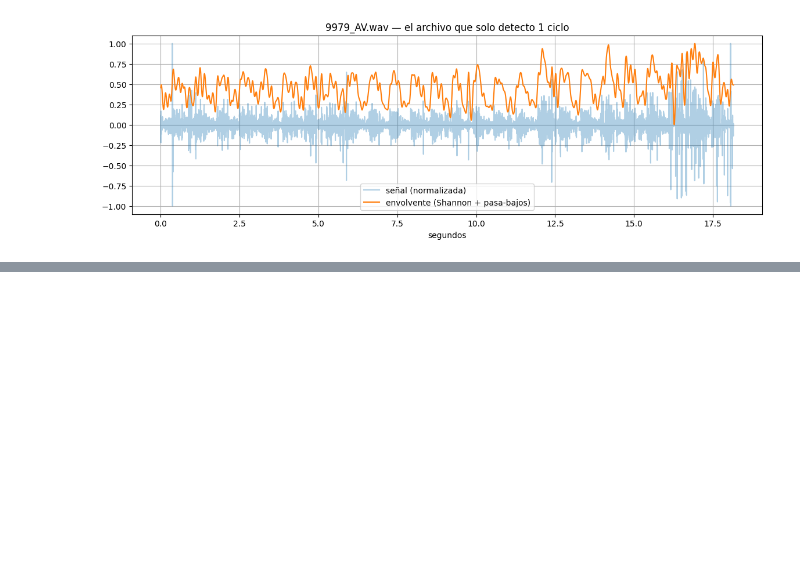
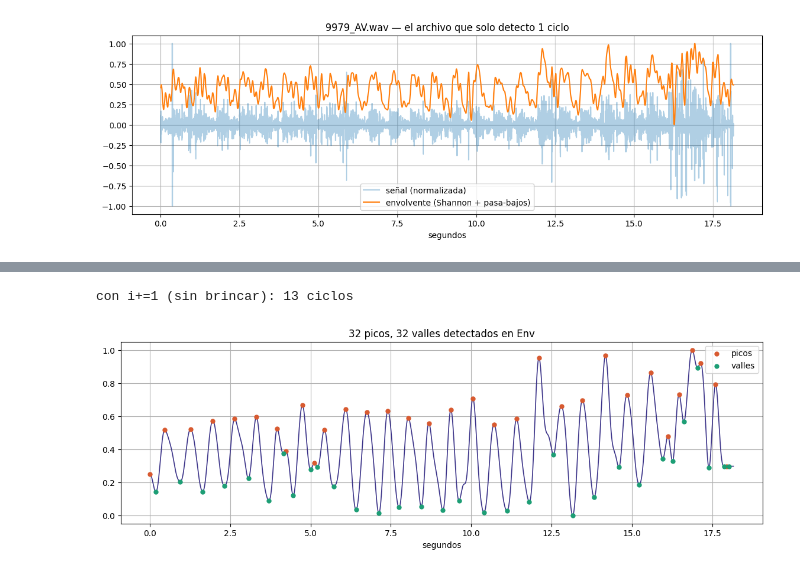
Before and after one commit to fortunatoramirez/clasificador-ac, a Jupyter notebook: notebooks/entorno.ipynb, the cells around one changed output, grey strips where cells are left out. Drawn from its saved outputs; the diff is of its cells as text; code cells hidden in the pictures; blank space fills up the shorter version.

```diff
--- a/notebooks/entorno.ipynb
+++ b/notebooks/entorno.ipynb
@@ -949,0 +1190,69 @@ plt.show()
+# %%
+def detect_cycles_v3(Env, x, t, fs, factor_area=0.2):
+    d = np.diff(Env)
+    idx_ext, tipo = [], []
+    for i in range(len(d) - 1):
+        if d[i] < 0 and d[i + 1] > 0:
+            idx_ext.append(i + 1); tipo.append(1)
+        elif d[i] > 0 and d[i + 1] < 0:
+            idx_ext.append(i + 1); tipo.append(2)
+
+    tri_samp, tri_time, tri_amp = [], [], []
+    for k in range(len(tipo) - 2):
+        if tipo[k] == 1 and tipo[k+1] == 2 and tipo[k+2] == 1:
+            i1, i2, i3 = idx_ext[k], idx_ext[k+1], idx_ext[k+2]
+            tri_samp.append([i1, i2, i3])
+            tri_time.append([t[i1], t[i2], t[i3]])
+            tri_amp.append([Env[i1], Env[i2], Env[i3]])
+
+    if len(tri_samp) == 0:
+        return []
+
+    areas = []
+    for i in range(len(tri_time)):
+        x1,y1 = tri_time[i][0], tri_amp[i][0]
+        x2,y2 = tri_time[i][1], tri_amp[i][1]
+        x3,y3 = tri_time[i][2], tri_amp[i][2]
+        areas.append(0.5 * abs(x1*(y2-y3) + x2*(y3-y1) + x3*(y1-y2)))
+    areas = np.array(areas)
+
+    Amed = factor_area * np.max(areas)
+    big_idx = np.where(areas > Amed)[0]
+
+    ciclos_ref = []
+    minRR, maxRR = int(0.1*fs), int(2.0*fs)
+    for idx in big_idx:
+        start, end = tri_samp[idx][0], tri_samp[idx][2]
+        if minRR <= (end - start) <= maxRR:
+            if len(ciclos_ref) == 0 or start > ciclos_ref[-1][1]:
+                ciclos_ref.append([start, end])
+    return ciclos_ref
+
+Env_test = compute_shannon_envelope_v2(x, fs, fc=3)
+ciclos_v3 = detect_cycles_v3(Env_test, x, t, fs, factor_area=0.2)
+print(f"con i+=1 (sin brincar): {len(ciclos_v3)} ciclos")
+# %% [output]
+con i+=1 (sin brincar): 13 ciclos
+# %%
+Env_final = compute_shannon_envelope_v2(x, fs, fc=3)
+
+d = np.diff(Env_final)
+idx_ext, tipo = [], []
+for i in range(len(d) - 1):
+    if d[i] < 0 and d[i + 1] > 0:
+        idx_ext.append(i + 1); tipo.append(1)
+    elif d[i] > 0 and d[i + 1] < 0:
+        idx_ext.append(i + 1); tipo.append(2)
+
+plt.figure(figsize=(14, 4))
+plt.plot(t, Env_final, linewidth=1.2, color='#3C3489')
+picos = [idx_ext[i] for i in range(len(idx_ext)) if tipo[i] == 2]
+valles = [idx_ext[i] for i in range(len(idx_ext)) if tipo[i] == 1]
+plt.scatter(t[picos], Env_final[picos], color='#D85A30', s=25, zorder=5, label='picos')
+plt.scatter(t[valles], Env_final[valles], color='#1D9E75', s=25, zorder=5, label='valles')
+plt.legend()
+plt.xlabel('segundos')
+plt.title(f'{len(picos)} picos, {len(valles)} valles detectados en Env')
+plt.show()
+# %% [output]
+[figure, added]
```
Also changed, not shown: parts of 6 cells of this notebook.
